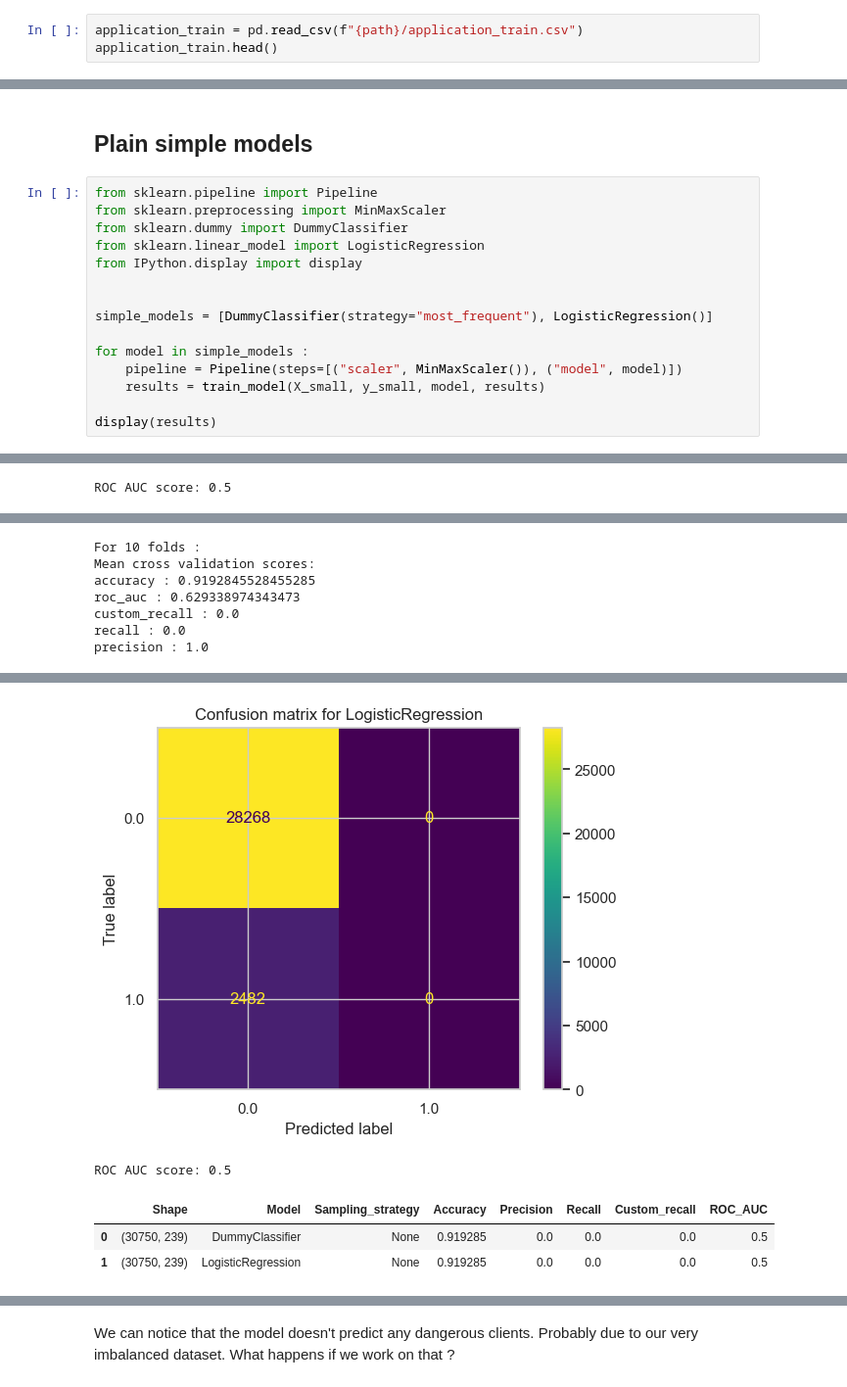
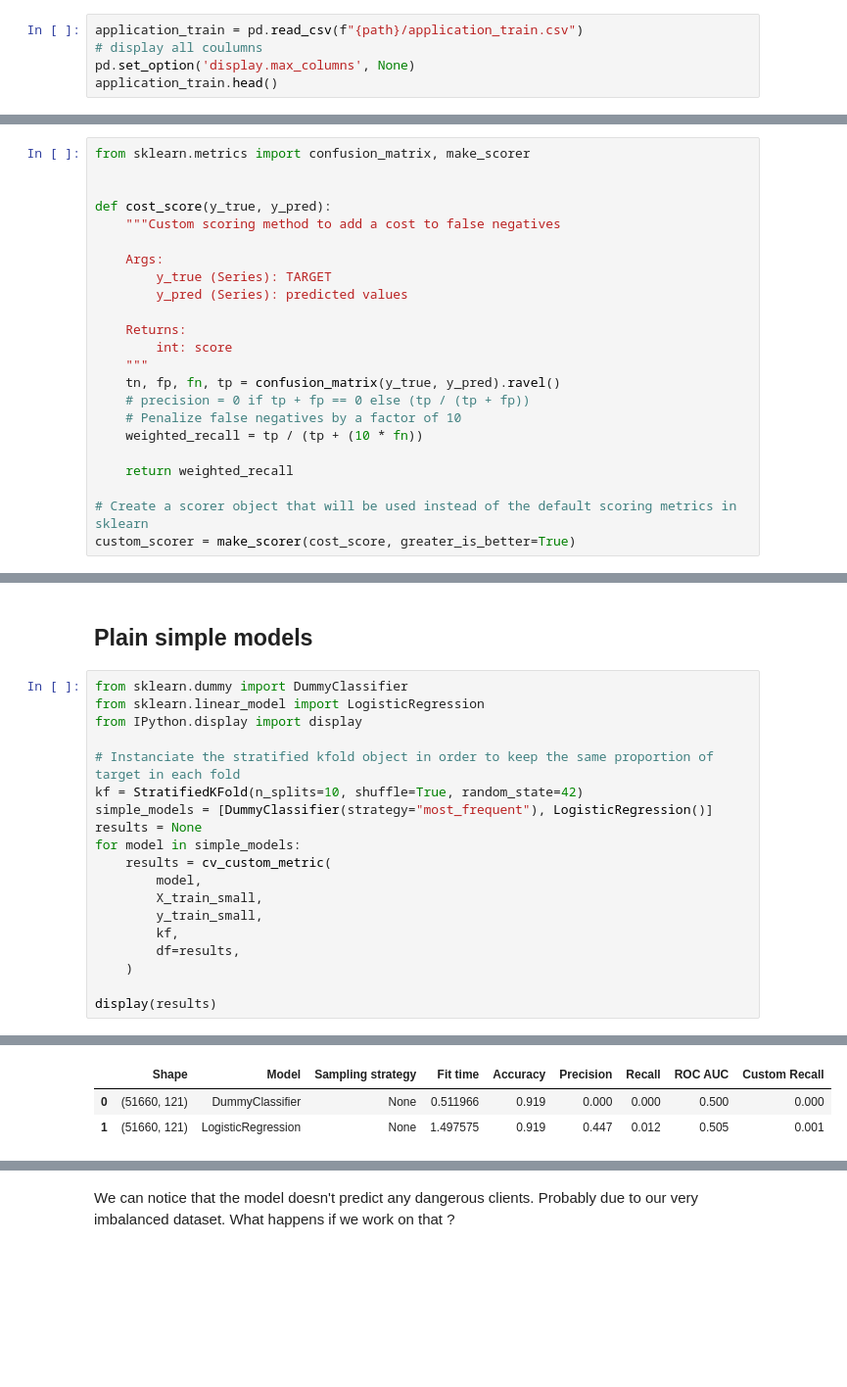
Before and after one commit to Laeti-dev/P4_Credit-Scoring-Model, a Jupyter notebook: ikusawa_laetitia_1_notebook_0824.ipynb, the cells around one changed output, grey strips where cells are left out. Shown at 98% size. Drawn from its saved outputs; the diff is of its cells as text; blank space fills up the shorter version.

Commit message:
restructures code zith pipelines

```diff
--- a/ikusawa_laetitia_1_notebook_0824.ipynb
+++ b/ikusawa_laetitia_1_notebook_0824.ipynb
@@ -49,6 +49,8 @@ We will work on the application_train file to start with because it contains our
 ## Application
 # %%
 application_train = pd.read_csv(f"{path}/application_train.csv")
+# display all coulumns
+pd.set_option('display.max_columns', None)
 application_train.head()
 # %% [output]
 |  | SK_ID_CURR | TARGET | NAME_CONTRACT_TYPE | CODE_GENDER | FLAG_OWN_CAR | FLAG_OWN_REALTY | CNT_CHILDREN | ... |
@@ -761,0 +779,23 @@ Training data shape:  (307507, 240)
+# %%
+from sklearn.metrics import confusion_matrix, make_scorer
+
+
+def cost_score(y_true, y_pred):
+    """Custom scoring method to add a cost to false negatives
+
+    Args:
+        y_true (Series): TARGET
+        y_pred (Series): predicted values
+
+    Returns:
+        int: score
+    """
+    tn, fp, fn, tp = confusion_matrix(y_true, y_pred).ravel()
+    # precision = 0 if tp + fp == 0 else (tp / (tp + fp))
+    # Penalize false negatives by a factor of 10
+    weighted_recall = tp / (tp + (10 * fn))
+
+    return weighted_recall
+
+# Create a scorer object that will be used instead of the default scoring metrics in sklearn
+custom_scorer = make_scorer(cost_score, greater_is_better=True)
@@ -967,18 +897,22 @@ Name: proportion, dtype: float64
 # %% [markdown]
 ## Plain simple models
 # %%
-from sklearn.pipeline import Pipeline
-from sklearn.preprocessing import MinMaxScaler
 from sklearn.dummy import DummyClassifier
 from sklearn.linear_model import LogisticRegression
 from IPython.display import display
 
-
+# Instanciate the stratified kfold object in order to keep the same proportion of target in each fold
+kf = StratifiedKFold(n_splits=10, shuffle=True, random_state=42)
 simple_models = [DummyClassifier(strategy="most_frequent"), LogisticRegression()]
-
-for model in simple_models :
-    pipeline = Pipeline(steps=[("scaler", MinMaxScaler()), ("model", model)])
-    results = train_model(X_small, y_small, model, results)
+results = None
+for model in simple_models:
+    results = cv_custom_metric(
+        model,
+        X_train_small,
+        y_train_small,
+        kf,
+        df=results,
+    )
 
 display(results)
 # %% [output]
@@ -993 +935,0 @@ precision : 1.0
-ROC AUC score: 0.5
@@ -1011,7 +935,0 @@ Please also refer to the documentation for alternative solver options:
-For 10 folds :
-Mean cross validation scores:
-accuracy : 0.9192845528455285
-roc_auc : 0.629338974343473
-custom_recall : 0.0
-recall : 0.0
-precision : 1.0
@@ -1035,6 +936,4 @@ Please also refer to the documentation for alternative solver options:
-[figure, removed]
-ROC AUC score: 0.5
-|  | Shape | Model | Sampling_strategy | Accuracy | Precision | Recall | Custom_recall | ROC_AUC |
-| 0 | (30750, 239) | DummyClassifier | None | 0.919285 | 0.0 | 0.0 | 0.0 | 0.5 |
-| 1 | (30750, 239) | LogisticRegression | None | 0.919285 | 0.0 | 0.0 | 0.0 | 0.5 |
+|  | Shape | Model | Sampling strategy | Fit time | Accuracy | Precision | Recall | ROC AUC | Custom Recall |
+| 0 | (51660, 121) | DummyClassifier | None | 0.511966 | 0.919 | 0.000 | 0.000 | 0.500 | 0.000 |
+| 1 | (51660, 121) | LogisticRegression | None | 1.497575 | 0.919 | 0.447 | 0.012 | 0.505 | 0.001 |
 # %% [markdown]
```
Also changed, not shown: parts of 69 cells of this notebook.
